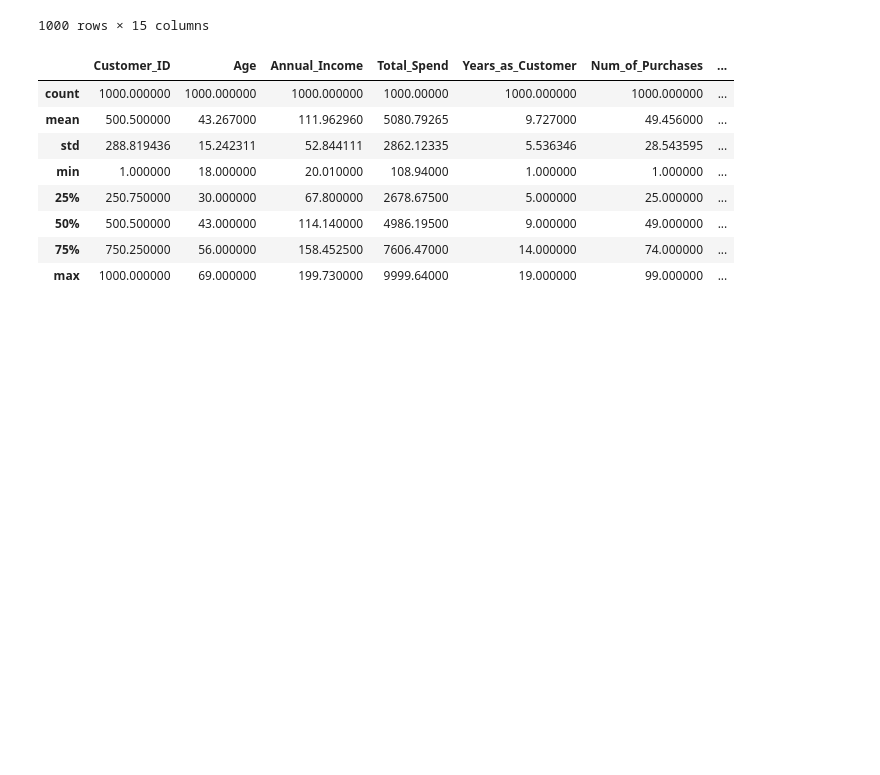
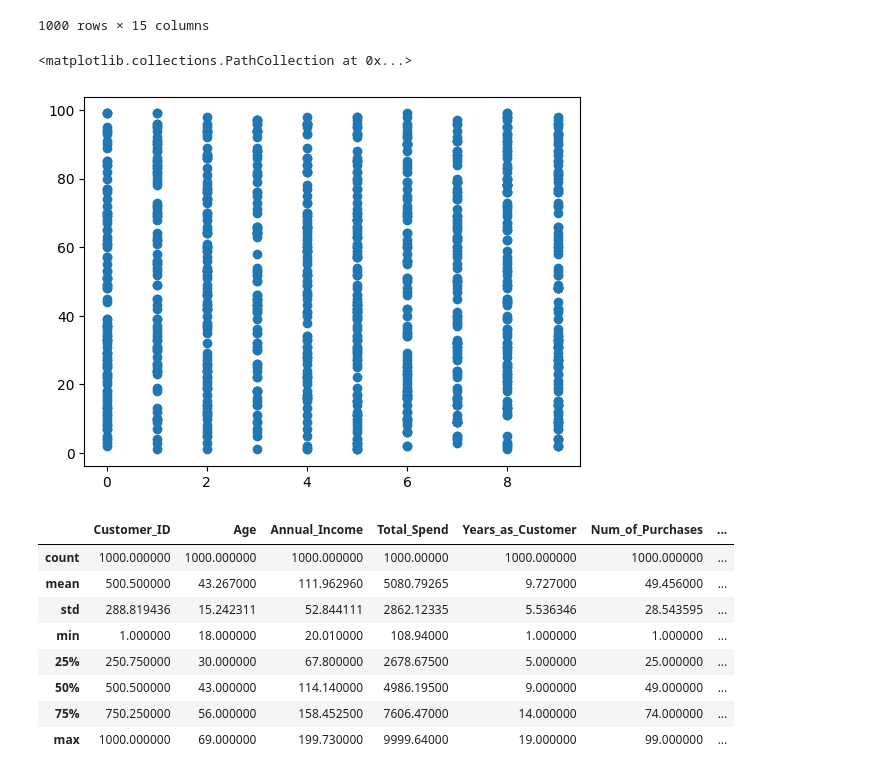
Before and after one commit to AkashBhardwaj9078/Programming-, a Jupyter notebook: churn.ipynb, the cells around one changed output. Cells and saved outputs as stored; diff of their text form; code cells hidden in the pictures; blank space fills up the shorter version.

Commit message:
scatterplot

```diff
--- a/churn.ipynb
+++ b/churn.ipynb
@@ -20,6 +20,11 @@ df
 | 998 | 999 | 23 | Male | 72.98 | 3891.60 | 7 | 31 | ... |
 | 999 | 1000 | 34 | Other | 134.86 | 3956.71 | 15 | 48 | ... |
 1000 rows × 15 columns
+# %%
+plt.scatter(df["Num_of_Returns"],df["Num_of_Purchases"])
+# %% [output]
+<matplotlib.collections.PathCollection at 0x...>
+[figure, added]
 # %%
 df.describe()
 # %% [output]
```
